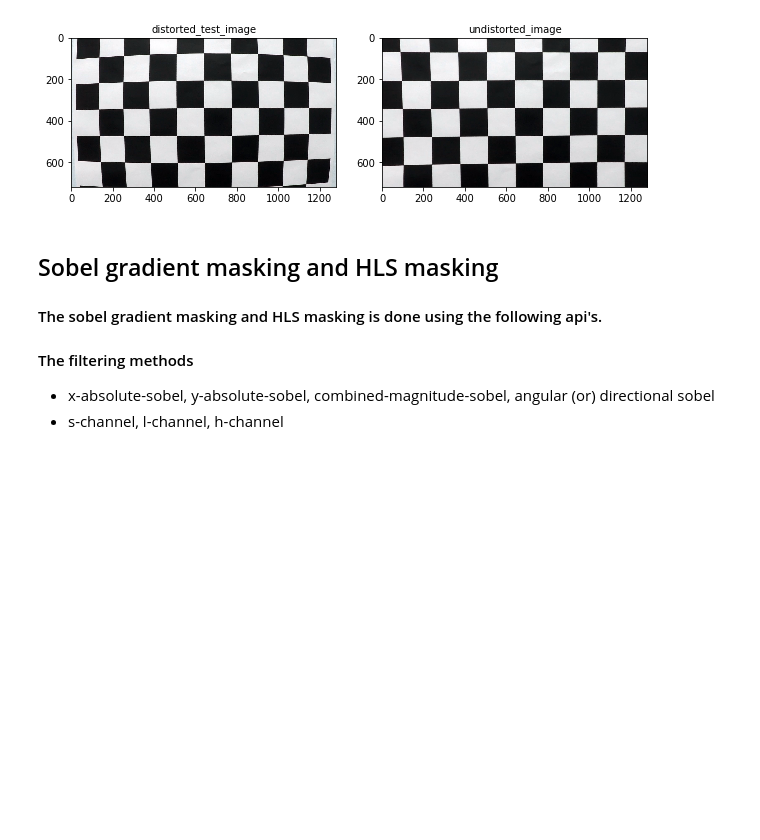
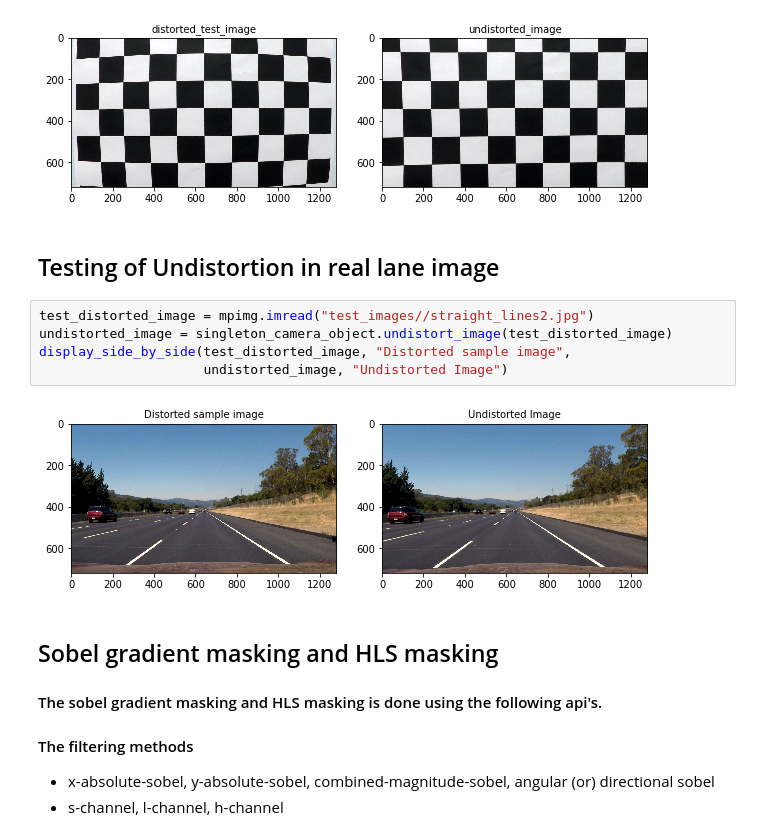
Before and after one commit to mohan-barathi/SD_Car_ND_Advanced_Lane_lines_P2, a Jupyter notebook: Project 2 - Advanced Lane Detection.ipynb, the cells around one changed output. Saved outputs shown, nothing was run; the diff lists cells and outputs as text; blank space fills up the shorter version.

```diff
--- a/Project 2 - Advanced Lane Detection.ipynb
+++ b/Project 2 - Advanced Lane Detection.ipynb
@@ -123,6 +123,15 @@ display_side_by_side(distorted_test_image, "distorted_test_image", undistorted_t
 17  images were eligible for calibration
 [figure]
 [figure]
+# %% [markdown]
+## Testing of Undistortion in real lane image
+# %%
+test_distorted_image = mpimg.imread("test_images//straight_lines2.jpg")
+undistorted_image = singleton_camera_object.undistort_image(test_distorted_image)
+display_side_by_side(test_distorted_image, "Distorted sample image",
+                     undistorted_image, "Undistorted Image")
+# %% [output]
+[figure, added]
 # %% [markdown]
 ## Sobel gradient masking and HLS masking
 #### The sobel gradient masking and HLS masking is done using the following api's.
```
Also changed, not shown: parts of 1 cell of this notebook, 1 other file.
